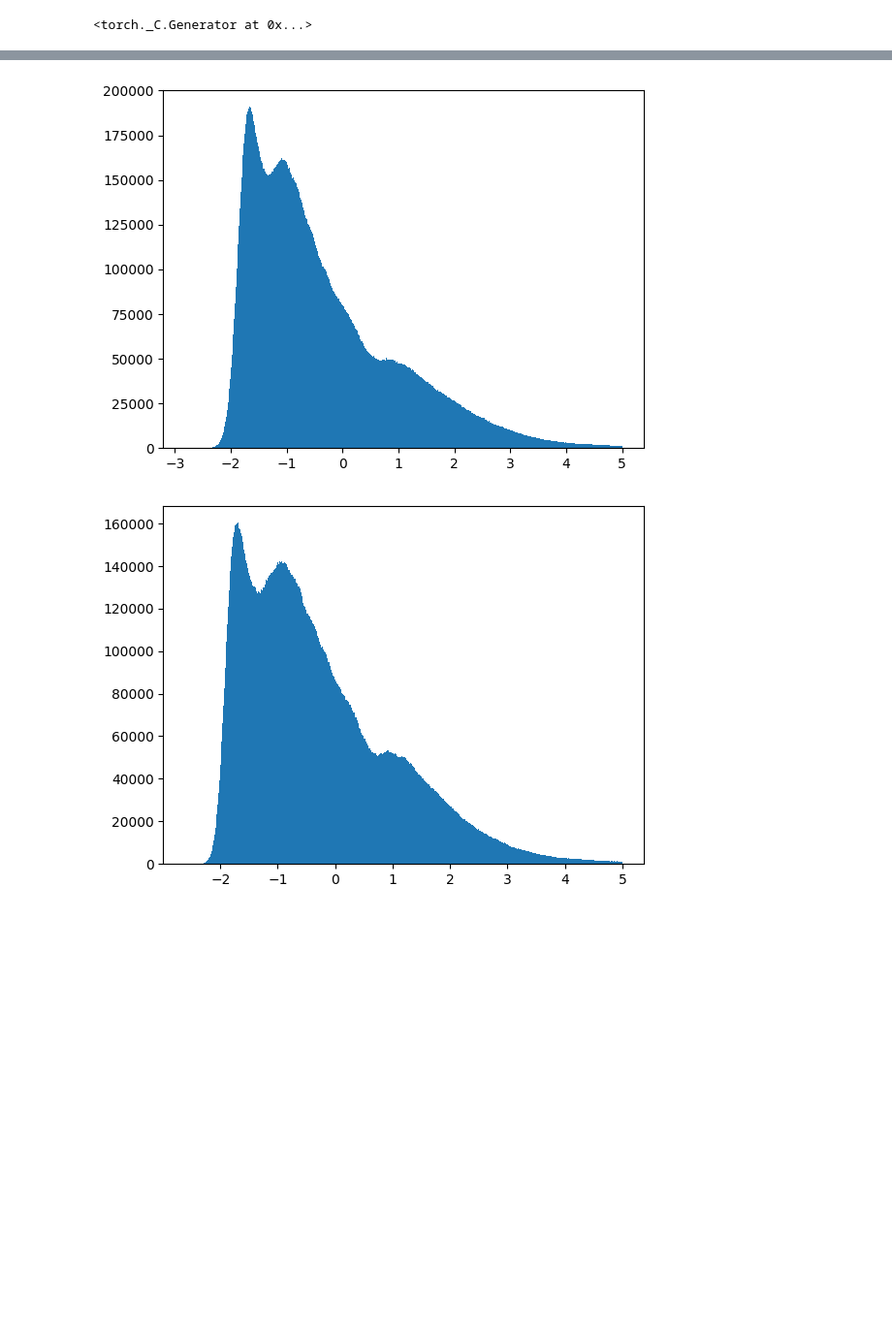
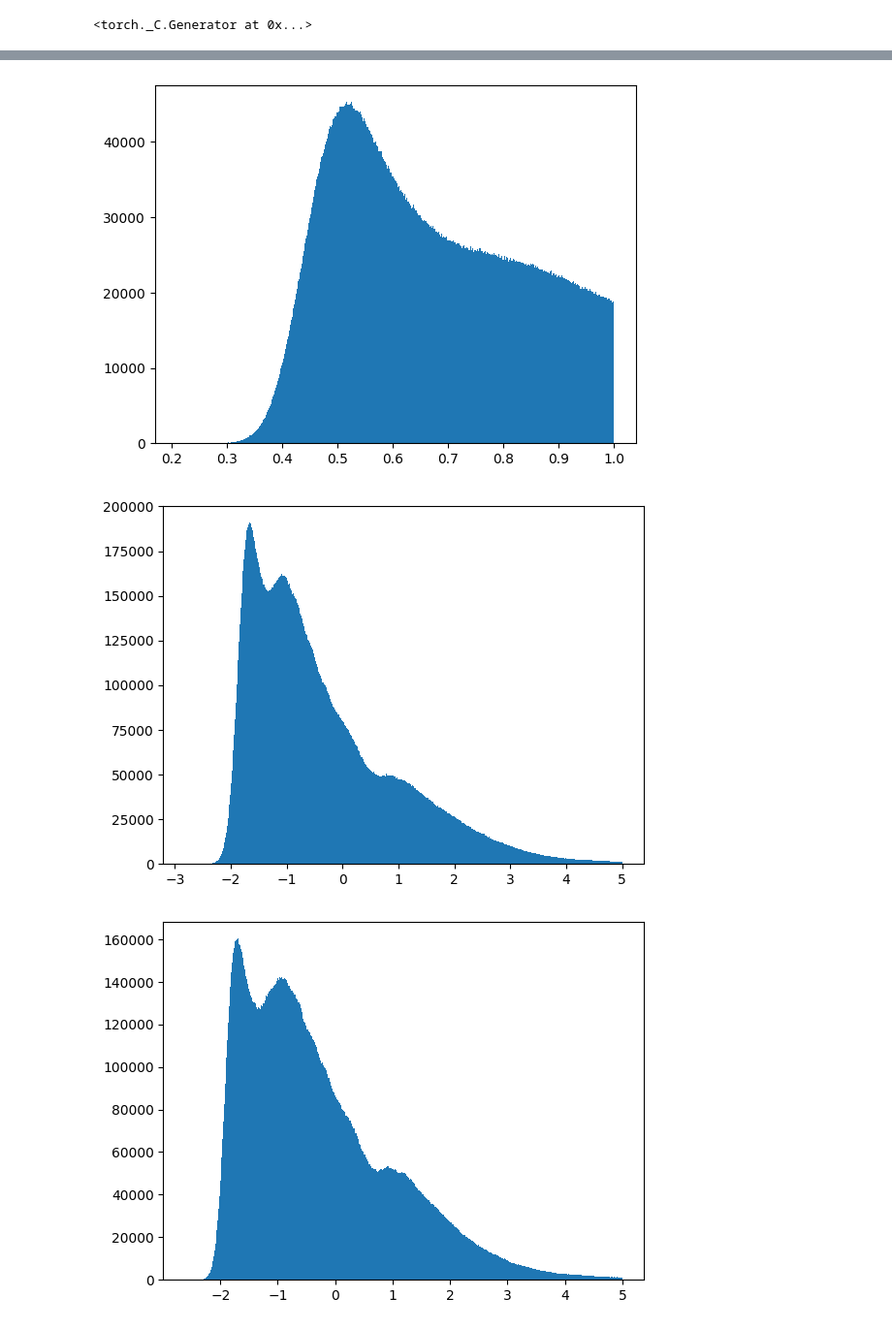
Before and after one commit to Mitbus/astro, a Jupyter notebook: distr.ipynb, the cells around one changed output, grey strips where cells are left out. Shown at 97% size. Saved outputs shown, nothing was run; the diff lists cells and outputs as text; code cells hidden in the pictures; blank space fills up the shorter version.

```diff
--- a/distr.ipynb
+++ b/distr.ipynb
@@ -79,10 +97,13 @@ x=plt.hist(x, bins=1000)
 # %%
 x = ds.m[5].wmap.flatten()
+plt.hist(x[x<1], bins=1000)
+plt.figure()
 x = (np.log(x) - -0.8962784516811371) / (2.3570188379287718 - -0.8962784516811371) * 4 - 2
 x = x[x < 5]
 x = x[x > -5]
 x=plt.hist(x, bins=1000)
 # %% [output]
-[figure, old version]
+[figure, new version]
+[figure, added]
 # %%
 x = ds.m[6].wmap.flatten()
```
Also changed, not shown: parts of 7 cells of this notebook.
